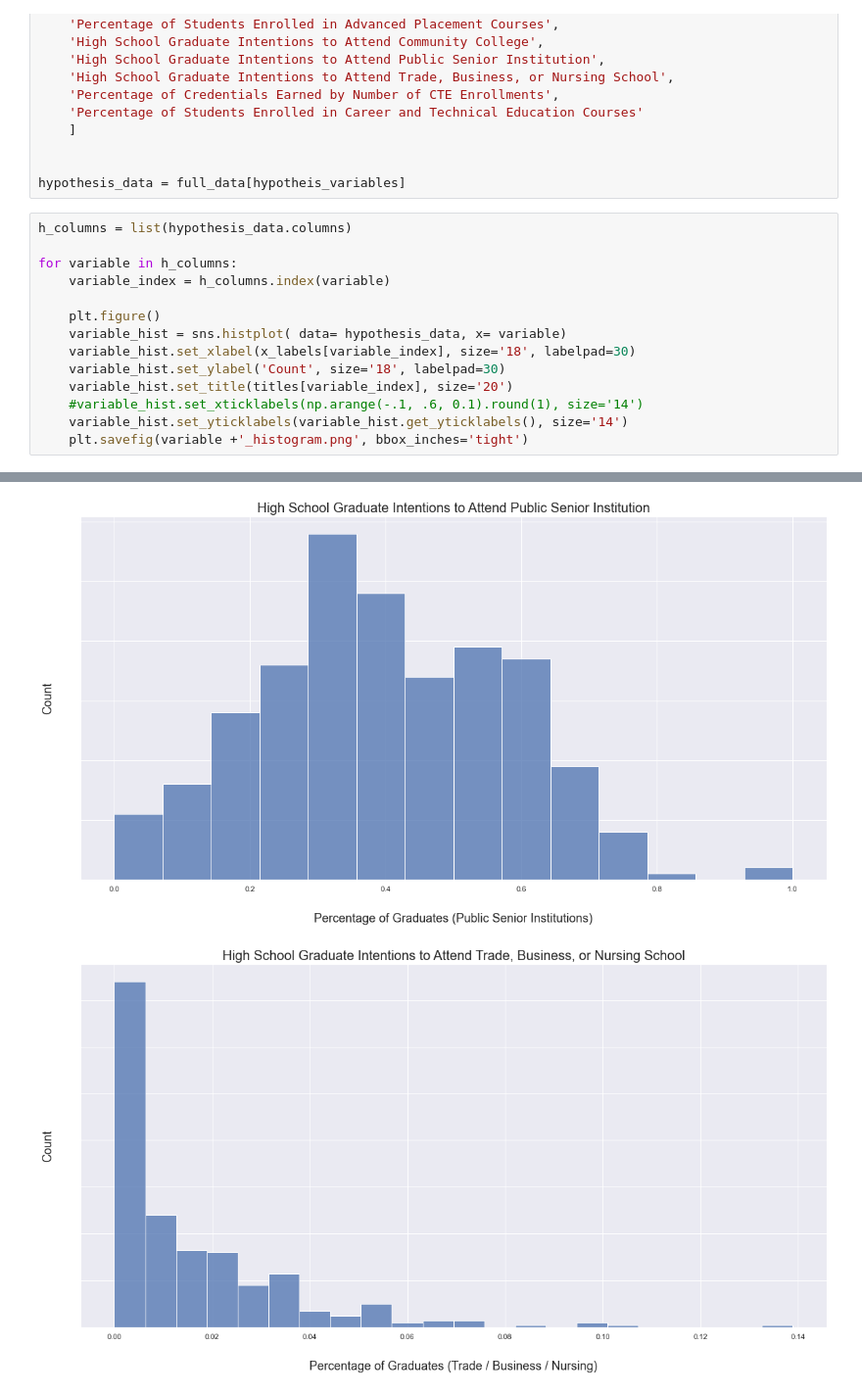
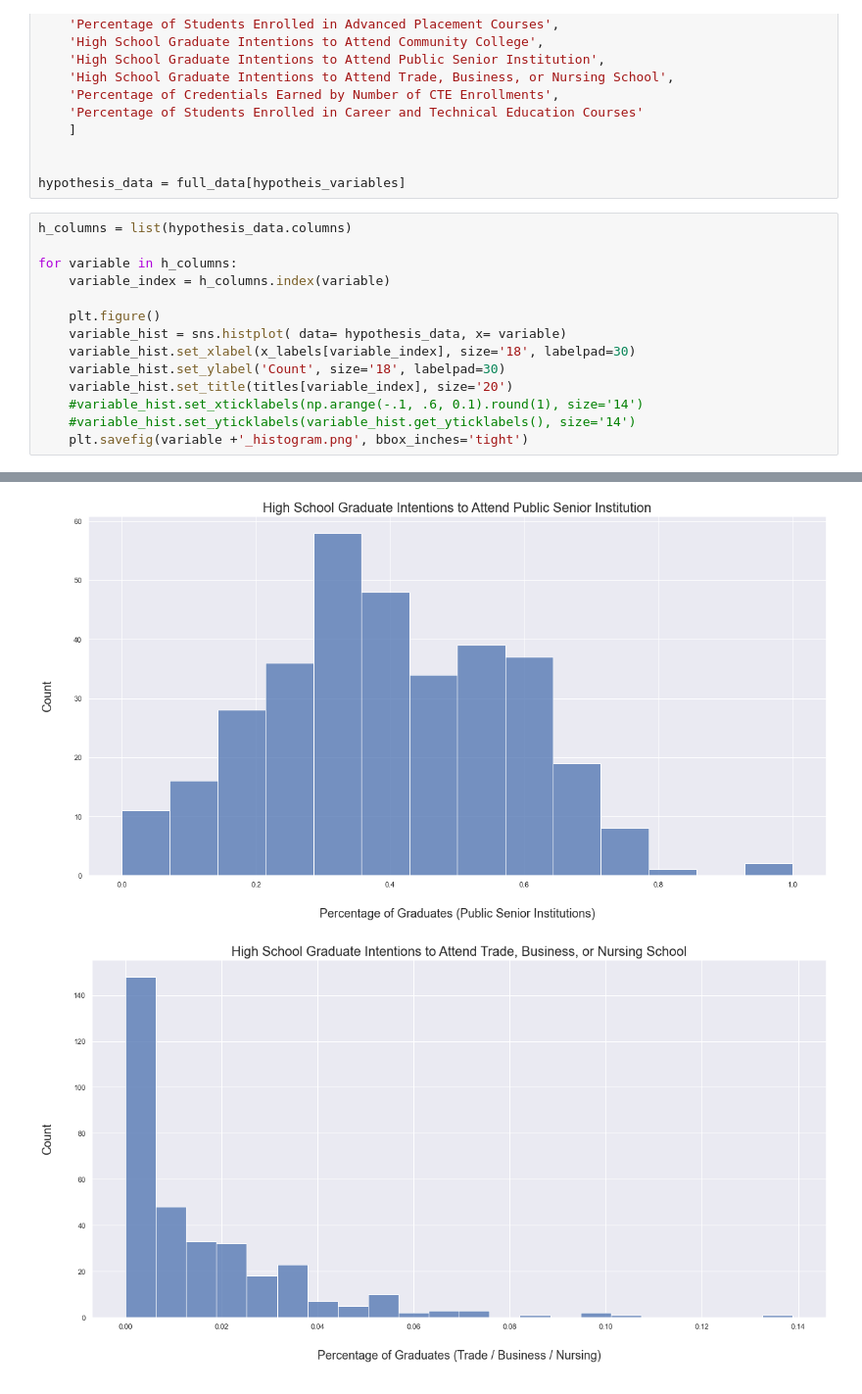
Before and after one commit to codypscott/DTSC4301, a Jupyter notebook: DataExploration.ipynb, the cells around one changed output, grey strips where cells are left out. Shown at 98% size. Cells and saved outputs as stored; diff of their text form.

```diff
--- a/DataExploration.ipynb
+++ b/DataExploration.ipynb
@@ -190,6 +197,6 @@ for variable in h_columns:
     variable_hist.set_ylabel('Count', size='18', labelpad=30)
     variable_hist.set_title(titles[variable_index], size='20')
     #variable_hist.set_xticklabels(np.arange(-.1, .6, 0.1).round(1), size='14')
-    variable_hist.set_yticklabels(variable_hist.get_yticklabels(), size='14')
+    #variable_hist.set_yticklabels(variable_hist.get_yticklabels(), size='14')
     plt.savefig(variable +'_histogram.png', bbox_inches='tight')
 # %% [output]
@@ -199,2 +206,2 @@ for variable in h_columns:
-[figure, old version]
+[figure, new version]
-[figure, old version]
+[figure, new version]
```
Also changed, not shown: parts of 7 cells of this notebook, 16 other files.
